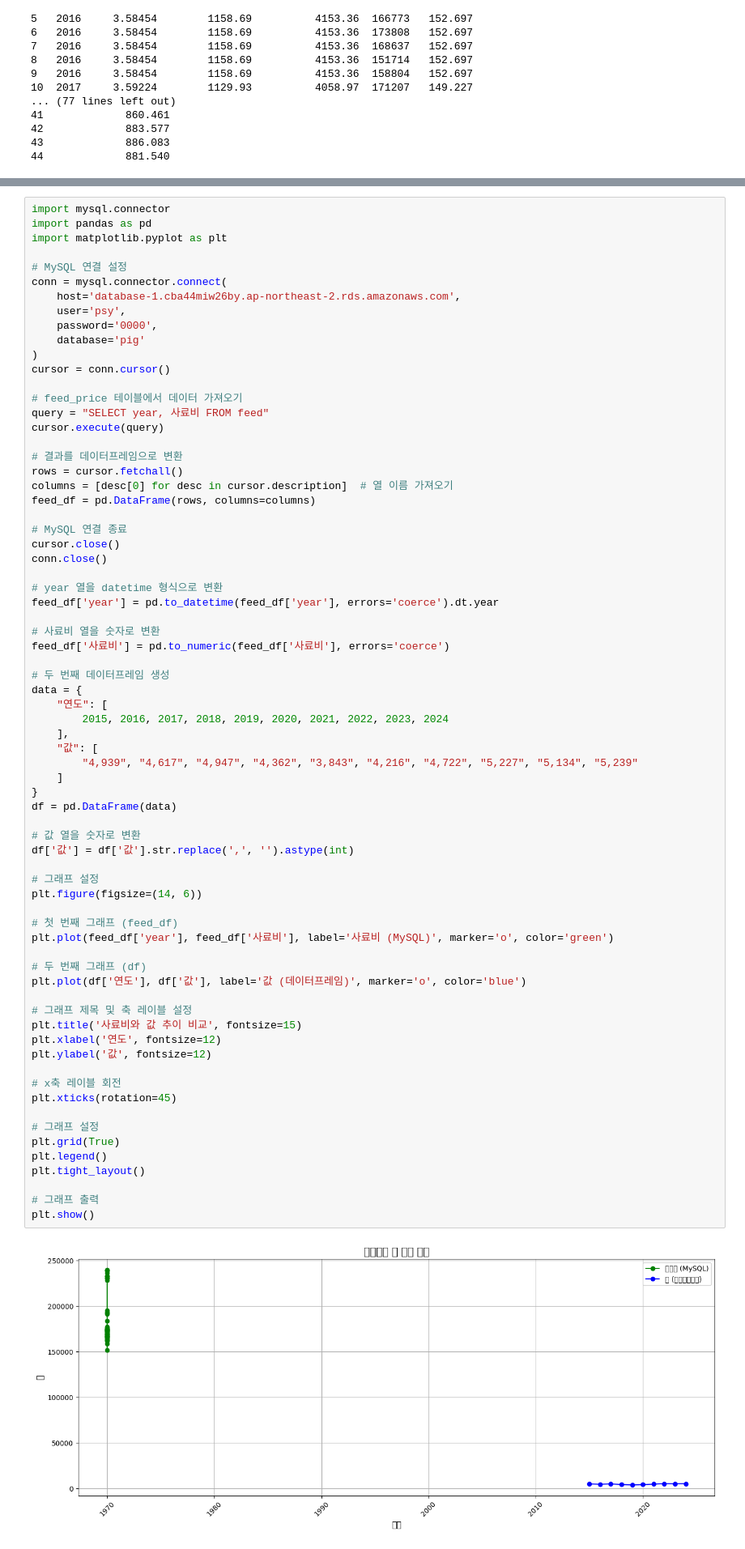
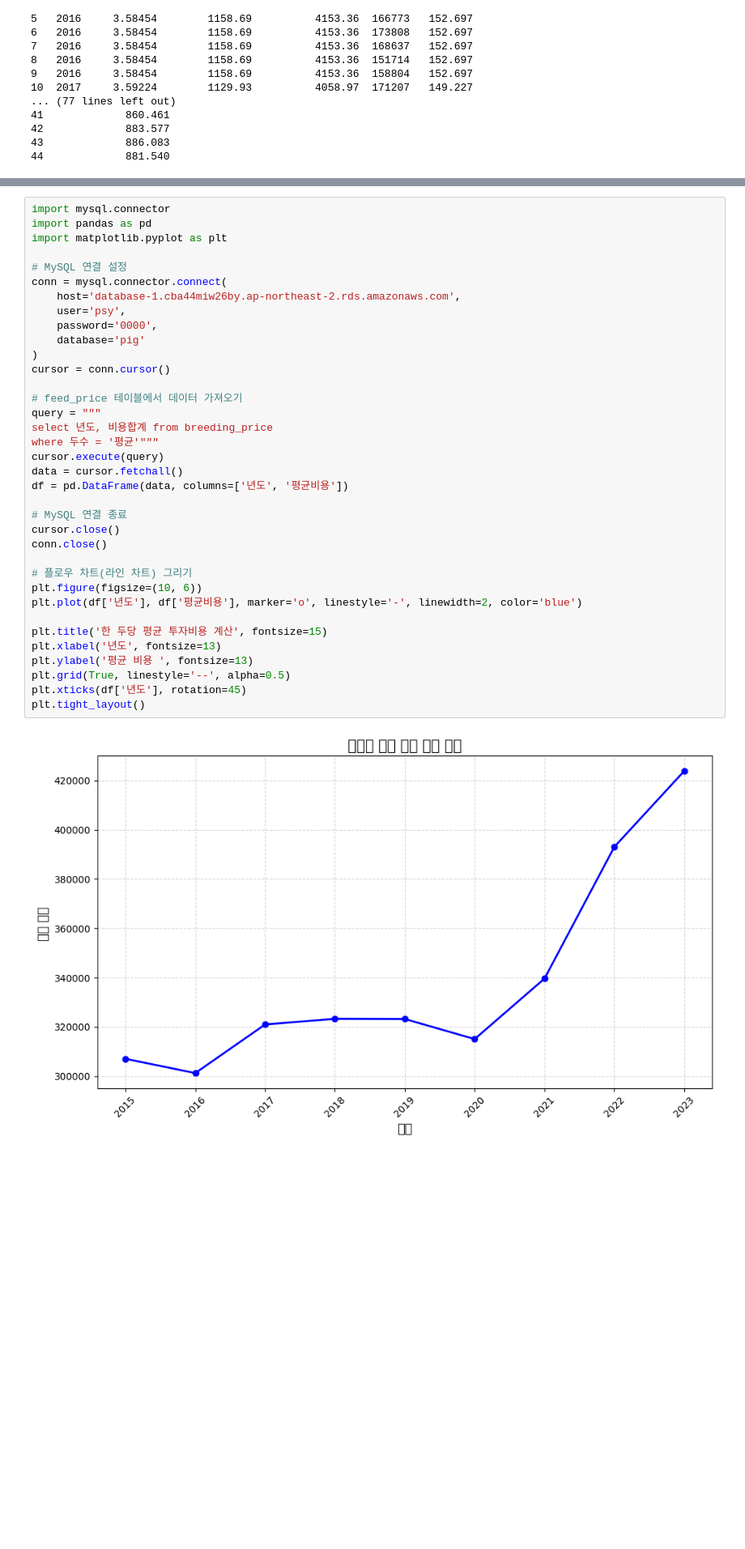
Before and after one commit to leesh0806/pig-management, a Jupyter notebook: src/pig_analysis_test.ipynb, the cells around one changed output, grey strips where cells are left out. Shown at 81% size. Drawn from its saved outputs; the diff is of its cells as text; blank space fills up the shorter version.

```diff
--- a/src/pig_analysis_test.ipynb
+++ b/src/pig_analysis_test.ipynb
@@ -460,76 +430,41 @@ plt.show()
 # %%
 import mysql.connector
 import pandas as pd
 import matplotlib.pyplot as plt
 
 # MySQL 연결 설정
 conn = mysql.connector.connect(
     host='database-1.cba44miw26by.ap-northeast-2.rds.amazonaws.com',
     user='psy',
     password='0000',
     database='pig'
 )
 cursor = conn.cursor()
 
 # feed_price 테이블에서 데이터 가져오기
-query = "SELECT year, 사료비 FROM feed"
+query = """
+select 년도, 비용합계 from breeding_price
+where 두수 = '평균'"""
 cursor.execute(query)
-
-# 결과를 데이터프레임으로 변환
-rows = cursor.fetchall()
-columns = [desc[0] for desc in cursor.description]  # 열 이름 가져오기
-feed_df = pd.DataFrame(rows, columns=columns)
+data = cursor.fetchall()
+df = pd.DataFrame(data, columns=['년도', '평균비용'])
 
 # MySQL 연결 종료
 cursor.close()
 conn.close()
 
-# year 열을 datetime 형식으로 변환
-feed_df['year'] = pd.to_datetime(feed_df['year'], errors='coerce').dt.year
+# 플로우 차트(라인 차트) 그리기
+plt.figure(figsize=(10, 6))
+plt.plot(df['년도'], df['평균비용'], marker='o', linestyle='-', linewidth=2, color='blue')
 
-# 사료비 열을 숫자로 변환
-feed_df['사료비'] = pd.to_numeric(feed_df['사료비'], errors='coerce')
-
-# 두 번째 데이터프레임 생성
-data = {
-    "연도": [
-        2015, 2016, 2017, 2018, 2019, 2020, 2021, 2022, 2023, 2024
-    ],
-    "값": [
-        "4,939", "4,617", "4,947", "4,362", "3,843", "4,216", "4,722", "5,227", "5,134", "5,239"
-    ]
-}
-df = pd.DataFrame(data)
-
-# 값 열을 숫자로 변환
-df['값'] = df['값'].str.replace(',', '').astype(int)
-
-# 그래프 설정
-plt.figure(figsize=(14, 6))
-
-# 첫 번째 그래프 (feed_df)
-plt.plot(feed_df['year'], feed_df['사료비'], label='사료비 (MySQL)', marker='o', color='green')
-
-# 두 번째 그래프 (df)
-plt.plot(df['연도'], df['값'], label='값 (데이터프레임)', marker='o', color='blue')
-
-# 그래프 제목 및 축 레이블 설정
-plt.title('사료비와 값 추이 비교', fontsize=15)
-plt.xlabel('연도', fontsize=12)
-plt.ylabel('값', fontsize=12)
-
-# x축 레이블 회전
-plt.xticks(rotation=45)
-
-# 그래프 설정
-plt.grid(True)
-plt.legend()
+plt.title('한 두당 평균 투자비용 계산', fontsize=15)
+plt.xlabel('년도', fontsize=13)
+plt.ylabel('평균 비용 ', fontsize=13)
+plt.grid(True, linestyle='--', alpha=0.5)
+plt.xticks(df['년도'], rotation=45)
 plt.tight_layout()
-
-# 그래프 출력
-plt.show()
 # %% [output]
-[figure, old version]
+[figure, new version]
 # %%
 import mysql.connector
 import pandas as pd
```
Also changed, not shown: parts of 5 cells of this notebook, 3 other files.
